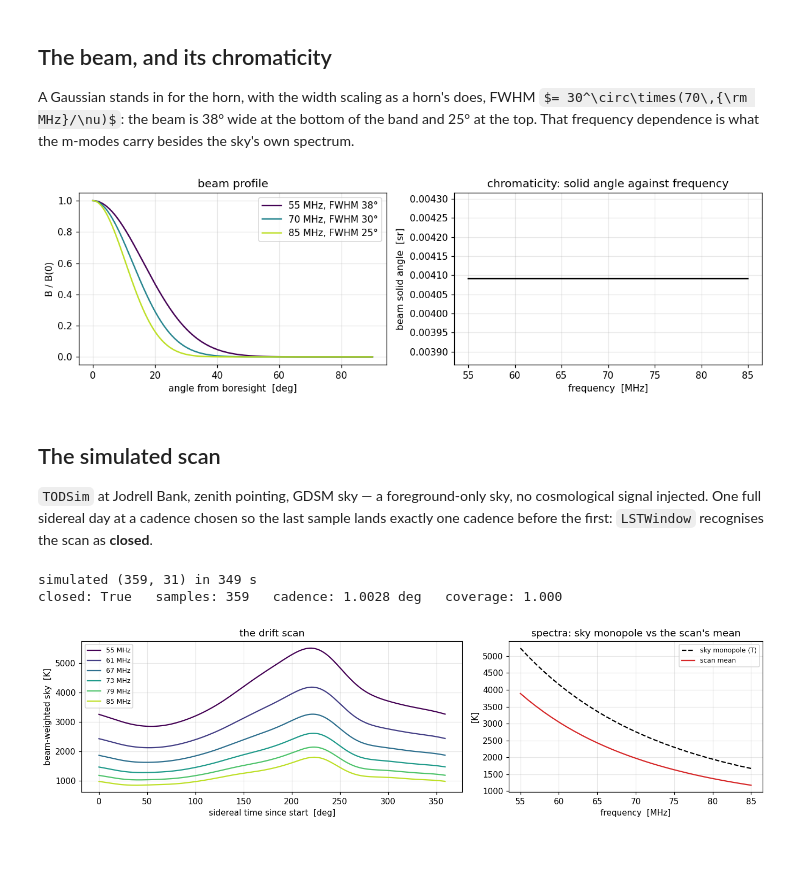
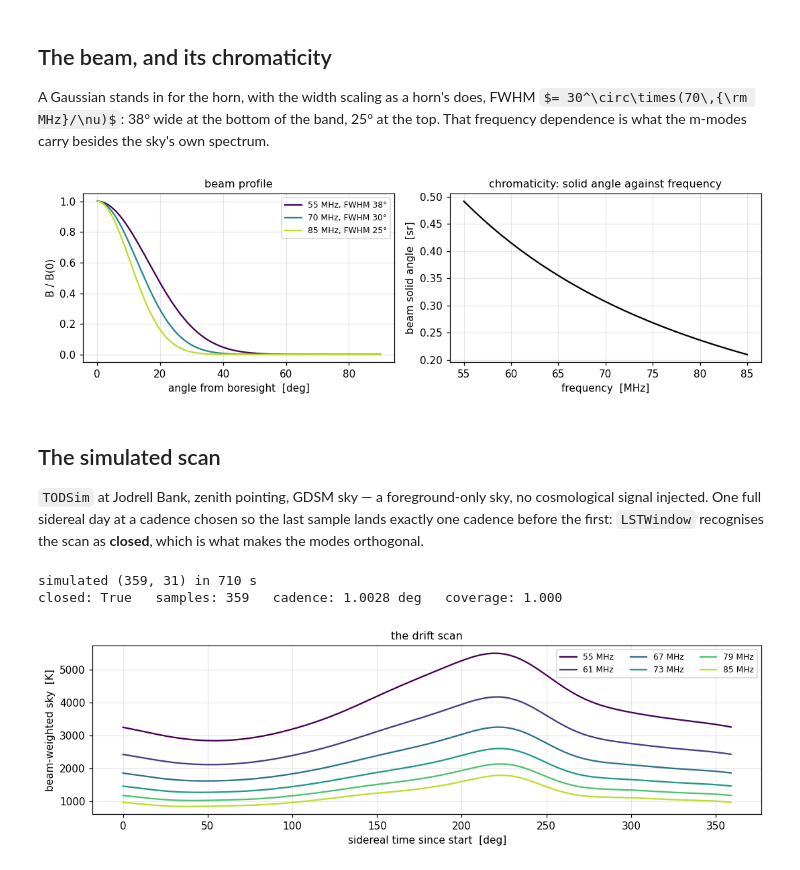
Before and after one commit to zzhang0123/limTOD, a Jupyter notebook: examples/mmode_drift_scan.ipynb, the cells around one changed output. Drawn from its saved outputs; the diff is of its cells as text; code cells hidden in the pictures; some formulas as TeX source.

```diff
--- a/examples/mmode_drift_scan.ipynb
+++ b/examples/mmode_drift_scan.ipynb
@@ -36,23 +37,28 @@ os.environ["TQDM_DISABLE"] = "1"          # limTOD's per-sample progress bars
 import numpy as np
 import healpy as hp
 import matplotlib.pyplot as plt
+from IPython.display import HTML, display
 
 from limTOD import TODSim, GDSM_sky_model, example_symm_beam_map
 from limTOD import mmode
 
 np.set_printoptions(precision=3, suppress=True)
-plt.rcParams.update({"figure.dpi": 110, "axes.grid": True, "grid.alpha": 0.3})
+plt.rcParams.update({"figure.dpi": 110, "axes.grid": True, "grid.alpha": 0.3, "axes.titlesize": 10.5})
 FREQS = np.arange(55.0, 86.0, 1.0)         # MHz, 31 channels
-NSIDE = 16
+NU_REF = 70.0
+NSIDE = 32
 JBO = dict(ant_latitude_deg=53.23625, ant_longitude_deg=-2.30744, ant_height_m=80.0)
 COLORS = plt.cm.viridis(np.linspace(0, 0.9, FREQS.size))
 SHOW = range(0, FREQS.size, 6)              # channels drawn in the per-channel plots
+
+def card(title, body, color="#2f6f8f"):
+    display(HTML(f'<div style="border-left:6px solid {color}; background:#f4f6f8; padding:12px 18px; margin:10px 0; '
+                 f'font-size:110%"><b style="font-size:115%">{title}</b><br>{body}</div>'))
 # %% [markdown]
 ## The beam, and its chromaticity
 
 A Gaussian stands in for the horn, with the width scaling as a horn's does, FWHM $= 30^\circ\times(70\,{\rm MHz}/\nu)$:
-the beam is 38° wide at the bottom of the band and 25° at the top. That frequency dependence is what the m-modes carry
-besides the sky's own spectrum.
+38° wide at the bottom of the band, 25° at the top. That frequency dependence is what the m-modes carry besides the sky's own spectrum.
 # %%
 def fwhm_deg(freq):
     return 30.0 * 70.0 / freq
@@ -61,48 +67,50 @@ def beam_func(freq, nside):
     return example_symm_beam_map(freq=freq, nside=nside, FWHM=fwhm_deg(freq))
 
 theta = np.linspace(0, 90, 400)
-omega = np.array([beam_func(f, NSIDE).sum() * hp.nside2pixarea(NSIDE) for f in FREQS])   # beam solid angle
-fig, axes = plt.subplots(1, 2, figsize=(11, 3.5))
+def solid_angle(f):
+    b = beam_func(f, NSIDE)
+    return (b / b.max()).sum() * hp.nside2pixarea(NSIDE)      # the maps are unit-sum; peak-normalise for the solid angle
+omega = np.array([solid_angle(f) for f in FREQS])
+fig, axes = plt.subplots(1, 2, figsize=(10, 3.2))
 for f, c in ((55, COLORS[0]), (70, COLORS[15]), (85, COLORS[30])):
     axes[0].plot(theta, np.exp(-4 * np.log(2) * (theta / fwhm_deg(f)) ** 2), color=c, label=f"{f} MHz, FWHM {fwhm_deg(f):.0f}°")
-axes[0].set(xlabel="angle from boresight  [deg]", ylabel="B / B(0)", title="beam profile"); axes[0].legend()
+axes[0].set(xlabel="angle from boresight  [deg]", ylabel="B / B(0)", title="beam profile"); axes[0].legend(fontsize=8)
 axes[1].plot(FREQS, omega, "k-")
 axes[1].set(xlabel="frequency  [MHz]", ylabel="beam solid angle  [sr]", title="chromaticity: solid angle against frequency")
 plt.tight_layout()
 # %% [output]
-[figure, old version]
+[figure, new version]
 # %% [markdown]
 ## The simulated scan
 
-`TODSim` at Jodrell Bank, zenith pointing, GDSM sky — a foreground-only sky, no cosmological signal injected. One full sidereal day at a cadence chosen so the last sample lands
-exactly one cadence before the first: `LSTWindow` recognises the scan as **closed**.
+`TODSim` at Jodrell Bank, zenith pointing, GDSM sky — a foreground-only sky, no cosmological signal injected. One full
+sidereal day at a cadence chosen so the last sample lands exactly one cadence before the first: `LSTWindow` recognises
+the scan as **closed**, which is what makes the modes orthogonal.
 # %%
 sim = TODSim(**JBO, beam_func=beam_func, sky_func=GDSM_sky_model, beam_nside=NSIDE, sky_nside=NSIDE)
 
 SIDEREAL_DAY = 86164.0905                 # s
 N_T = 359                                 # samples: 240 s cadence, closes the circle
-t_list = np.arange(N_T) * SIDEREAL_DAY / N_T
+CADENCE_S = SIDEREAL_DAY / N_T
+t_list = np.arange(N_T) * CADENCE_S
 
 t0 = time.time()
 tod_sky, lst = sim.simulate_sky_TOD(FREQS, t_list, np.zeros(N_T), 90.0, return_LSTs=True)
 tod_sky = tod_sky.T                       # (n_time, n_freq), the layout mmode expects
 print(f"simulated {tod_sky.shape} in {time.time()-t0:.0f} s")
 
 window = mmode.LSTWindow(lst, t_ref_deg=lst[0])
 print(f"closed: {window.closed}   samples: {window.n}   cadence: {window.cadence_deg:.4f} deg   coverage: {window.coverage:.3f}")
 assert window.closed
+sky_mono = np.array([GDSM_sky_model(freq=f, nside=NSIDE).mean() for f in FREQS])     # the sky's own monopole
 
-sky_mono = np.array([GDSM_sky_model(freq=f, nside=NSIDE).mean() for f in FREQS])     # the sky's own monopole
 dt_deg = np.unwrap(np.deg2rad(lst)) * 180 / np.pi - lst[0]
-fig, axes = plt.subplots(1, 2, figsize=(12.5, 3.5), gridspec_kw={"width_ratios": [1.5, 1]})
+fig, ax = plt.subplots(figsize=(10, 3.2))
 for j in SHOW:
-    axes[0].plot(dt_deg, tod_sky[:, j], color=COLORS[j], label=f"{FREQS[j]:.0f} MHz")
-axes[0].set(xlabel="sidereal time since start  [deg]", ylabel="beam-weighted sky  [K]", title="the drift scan"); axes[0].legend(fontsize=8)
-axes[1].plot(FREQS, sky_mono, "k--", label="sky monopole ⟨T⟩")
-axes[1].plot(FREQS, tod_sky.mean(axis=0), "-", color="C3", label="scan mean")
-axes[1].set(xlabel="frequency  [MHz]", ylabel="[K]", title="spectra: sky monopole vs the scan's mean"); axes[1].legend(fontsize=8)
+    ax.plot(dt_deg, tod_sky[:, j], color=COLORS[j], label=f"{FREQS[j]:.0f} MHz")
+ax.set(xlabel="sidereal time since start  [deg]", ylabel="beam-weighted sky  [K]", title="the drift scan"); ax.legend(fontsize=8, ncol=3)
 plt.tight_layout()
 # %% [output]
-simulated (359, 31) in 349 s
+simulated (359, 31) in 710 s
 closed: True   samples: 359   cadence: 1.0028 deg   coverage: 1.000
-[figure, old version]
+[figure, new version]
```
Also changed, not shown: parts of 21 cells of this notebook, 1 other file.
